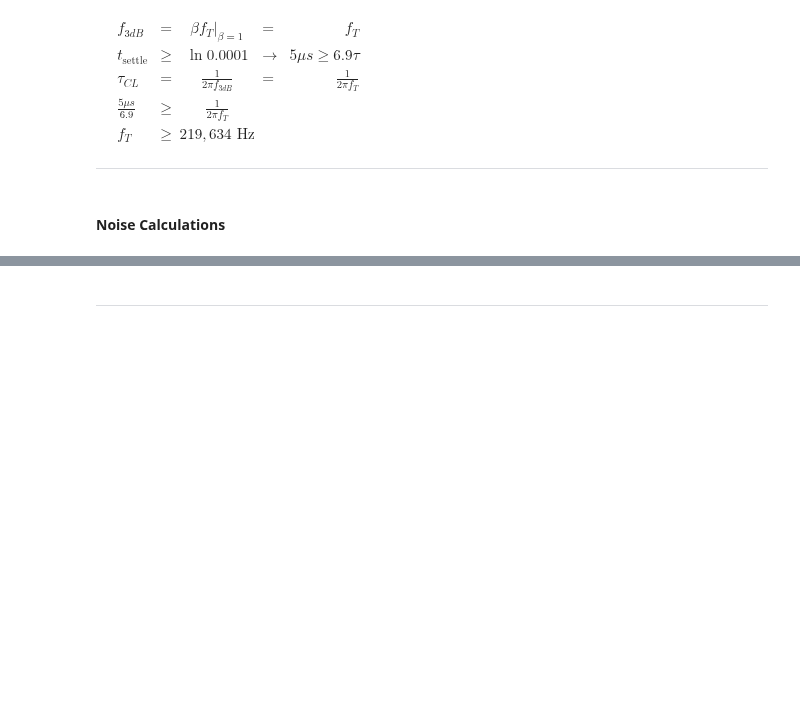
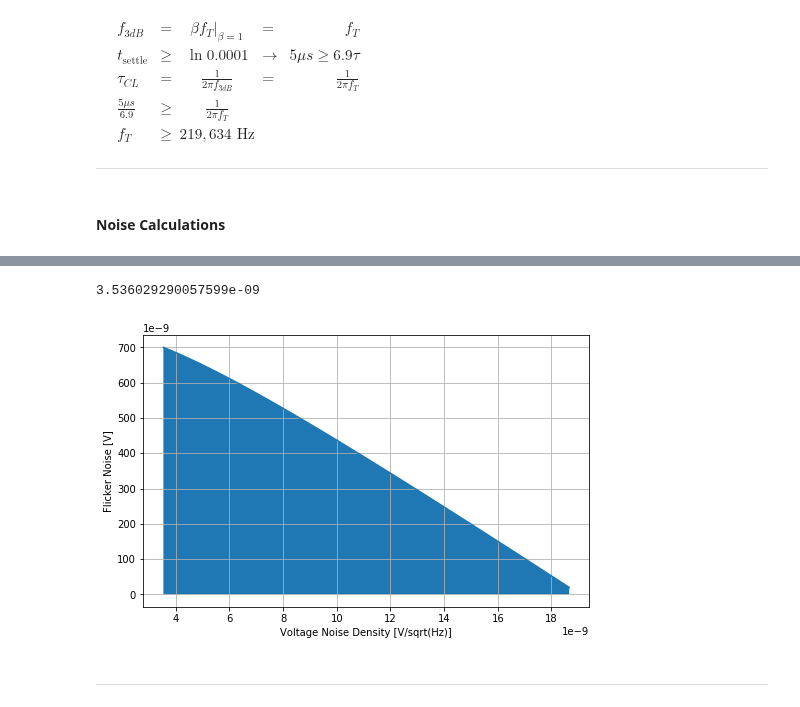
Before and after one commit to kegedy/EE538, a Jupyter notebook: design_project/design_project.ipynb, the cells around one changed output, grey strips where cells are left out. Drawn from its saved outputs; the diff is of its cells as text; code cells hidden in the pictures; blank space fills up the shorter version.

```diff
--- a/design_project/design_project.ipynb
+++ b/design_project/design_project.ipynb
@@ -327,3 +334,26 @@ $\displaystyle \left[\begin{matrix}R_{diff1}^{2} i_{N}^{2} + \frac{1.646152 \cdo
+# %%
+noiseCalc(flicker_var=700e-9)
+# %% [output]
+3.536029290057599e-09
+# %%
+flickers = np.linspace(20e-9,700e-9,201)
+eN_calc = [noiseCalc(flicker_var=flicker) for flicker in flickers]
+#iNs = np.linspace(200e-15,1e-12,9)
+#eN_calc = []
+#for i,iN in enumerate(iNs):
+#    eN_calc.append([noiseCalc(iN_var=iN,flicker_var=flicker) for flicker in flickers])
+# %%
+fig, ax = plt.subplots(figsize=(8,5))
+ax.plot(eN_calc,flickers)
+ax.fill_between(eN_calc,0,flickers)
+ax.ticklabel_format(style='sci', axis='x', scilimits=(-9,-9))
+ax.ticklabel_format(style='sci', axis='y', scilimits=(-9,-9))
+ax.set_xlabel('Voltage Noise Density [V/sqrt(Hz)]')
+ax.set_ylabel('Flicker Noise [V]')
+ax.grid(axis='both')
+plt.show();
+# %% [output]
+[figure, added]
 # %% [markdown]
 <hr>
 # %% [markdown]
```
Also changed, not shown: parts of 1 cell of this notebook.
